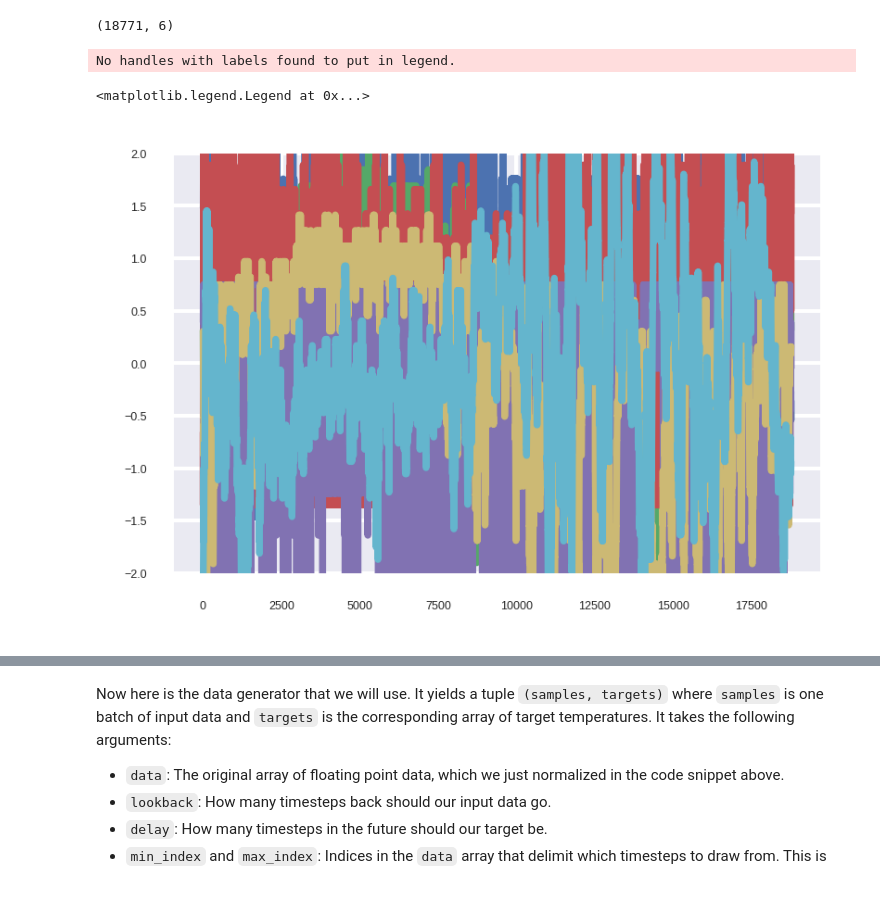
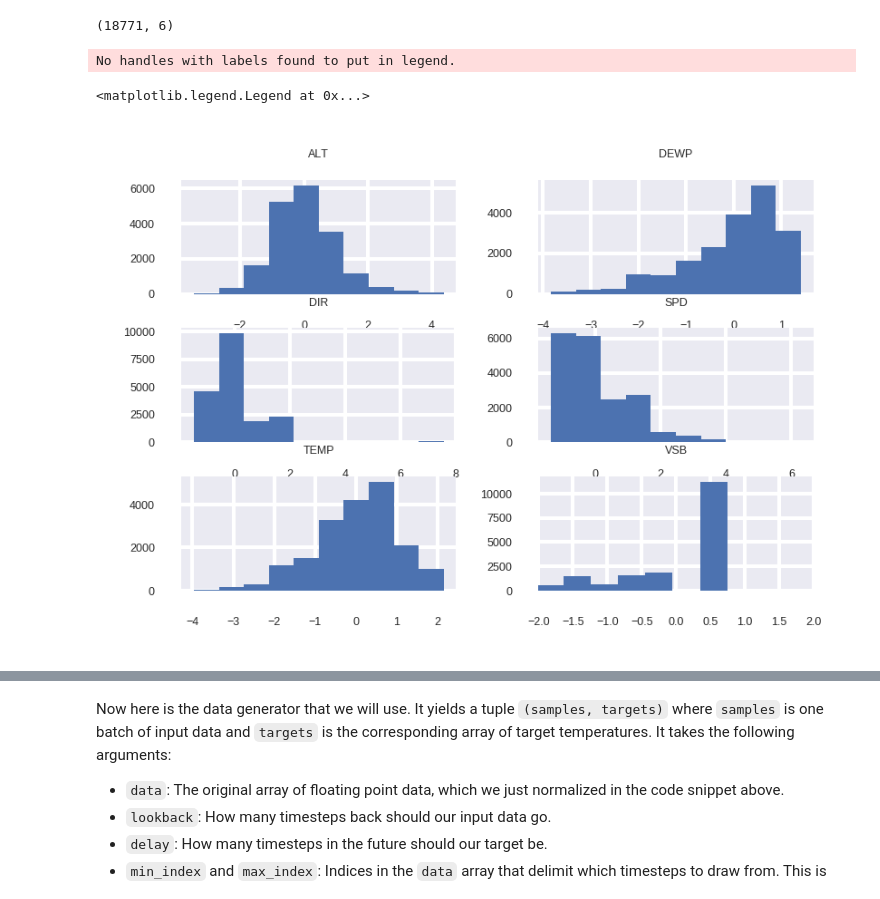
Before and after one commit to den-run-ai/deepweather, a Jupyter notebook: deep_weather.ipynb, the cells around one changed output, grey strips where cells are left out. Drawn from its saved outputs; the diff is of its cells as text; code cells hidden in the pictures.

```diff
--- a/deep_weather.ipynb
+++ b/deep_weather.ipynb
@@ -321,10 +376,10 @@ float_data -= mean
 std = float_data.std(axis=0)
 float_data /= std
 # %%
-plt.plot(float_data, markersize=1);
-plt.ylim([-2,2])
+pd.DataFrame(float_data, columns = usedcols).hist()
+plt.xlim([-2,2])
 plt.legend()
 # %% [output]
 No handles with labels found to put in legend.
 <matplotlib.legend.Legend at 0x...>
-[figure, old version]
+[figure, new version]
```
Also changed, not shown: parts of 28 cells of this notebook.
